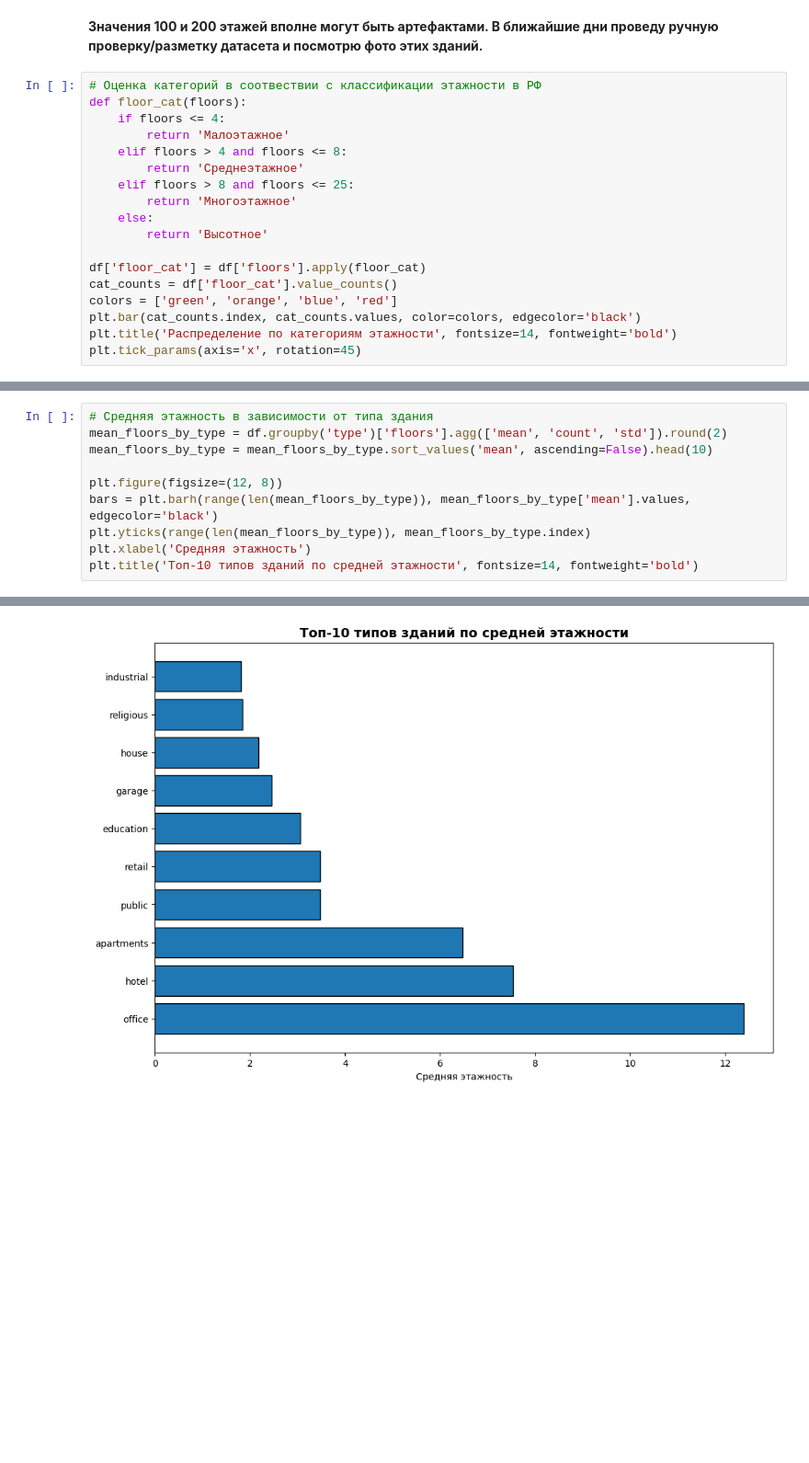
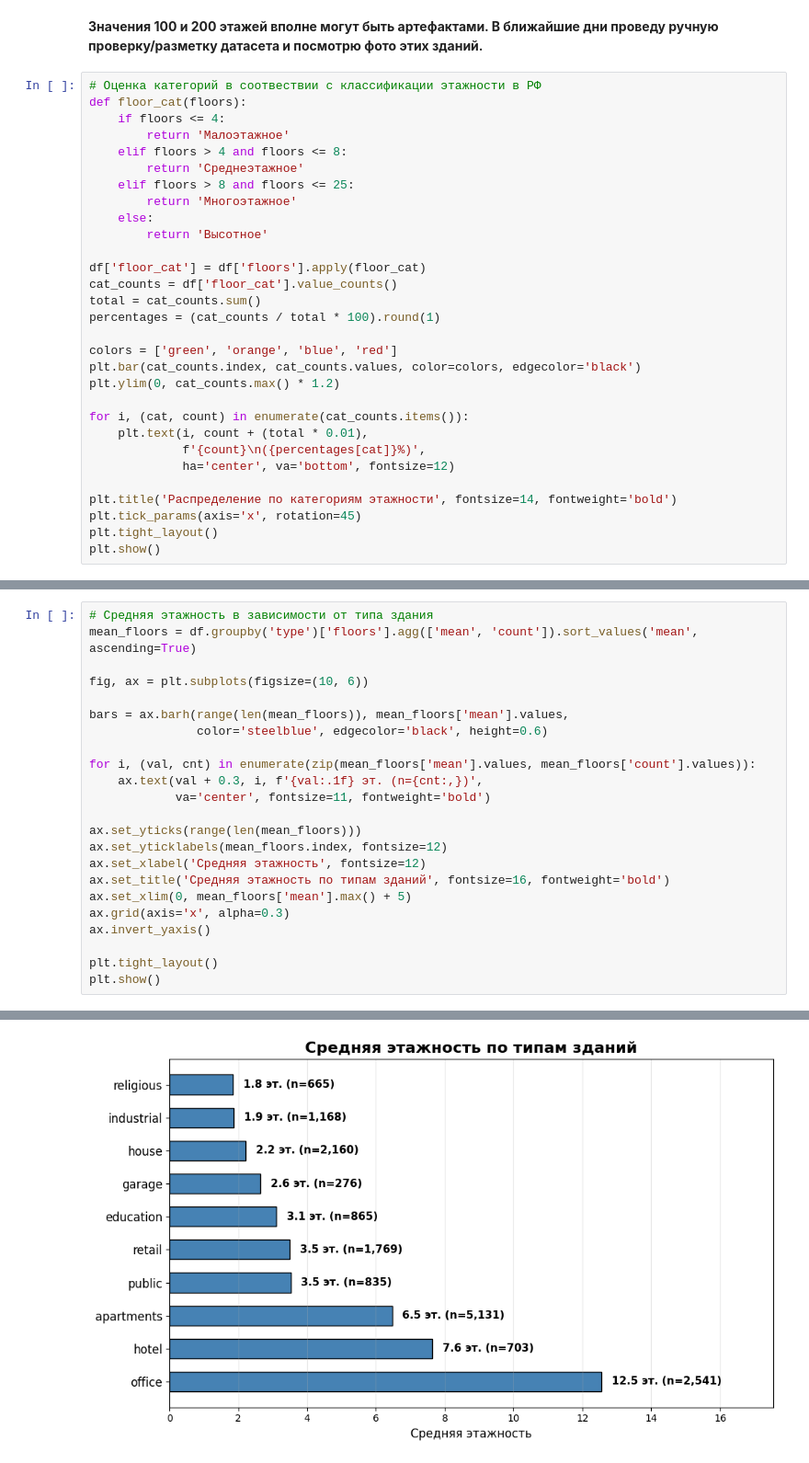
Before and after one commit to asemenyk24/diploma_project_2026, a Jupyter notebook: eda.ipynb, the cells around one changed output, grey strips where cells are left out. Shown at 92% size. Cells and saved outputs as stored; diff of their text form; blank space fills up the shorter version.

```diff
--- a/eda.ipynb
+++ b/eda.ipynb
@@ -240,8 +238,20 @@ def floor_cat(floors):
 
 df['floor_cat'] = df['floors'].apply(floor_cat)
 cat_counts = df['floor_cat'].value_counts()
+total = cat_counts.sum()
+percentages = (cat_counts / total * 100).round(1)
+
 colors = ['green', 'orange', 'blue', 'red']
 plt.bar(cat_counts.index, cat_counts.values, color=colors, edgecolor='black')
+plt.ylim(0, cat_counts.max() * 1.2)
+
+for i, (cat, count) in enumerate(cat_counts.items()):
+    plt.text(i, count + (total * 0.01),
+             f'{count}\n({percentages[cat]}%)',
+             ha='center', va='bottom', fontsize=12)
+
 plt.title('Распределение по категориям этажности', fontsize=14, fontweight='bold')
 plt.tick_params(axis='x', rotation=45)
+plt.tight_layout()
+plt.show()
 # %% [output]
@@ -270,11 +280,24 @@ plt.show()
 # %%
 # Средняя этажность в зависимости от типа здания
-mean_floors_by_type = df.groupby('type')['floors'].agg(['mean', 'count', 'std']).round(2)
-mean_floors_by_type = mean_floors_by_type.sort_values('mean', ascending=False).head(10)
+mean_floors = df.groupby('type')['floors'].agg(['mean', 'count']).sort_values('mean', ascending=True)
 
-plt.figure(figsize=(12, 8))
-bars = plt.barh(range(len(mean_floors_by_type)), mean_floors_by_type['mean'].values, edgecolor='black')
-plt.yticks(range(len(mean_floors_by_type)), mean_floors_by_type.index)
-plt.xlabel('Средняя этажность')
-plt.title('Топ-10 типов зданий по средней этажности', fontsize=14, fontweight='bold')
+fig, ax = plt.subplots(figsize=(10, 6))
+
+bars = ax.barh(range(len(mean_floors)), mean_floors['mean'].values,
+               color='steelblue', edgecolor='black', height=0.6)
+
+for i, (val, cnt) in enumerate(zip(mean_floors['mean'].values, mean_floors['count'].values)):
+    ax.text(val + 0.3, i, f'{val:.1f} эт. (n={cnt:,})',
+            va='center', fontsize=11, fontweight='bold')
+
+ax.set_yticks(range(len(mean_floors)))
+ax.set_yticklabels(mean_floors.index, fontsize=12)
+ax.set_xlabel('Средняя этажность', fontsize=12)
+ax.set_title('Средняя этажность по типам зданий', fontsize=16, fontweight='bold')
+ax.set_xlim(0, mean_floors['mean'].max() + 5)
+ax.grid(axis='x', alpha=0.3)
+ax.invert_yaxis()
+
+plt.tight_layout()
+plt.show()
 # %% [output]
@@ -282,4 +304,4 @@ Text(0.5, 1.0, 'Топ-10 типов зданий по средней этажн
-[figure, old version]
+[figure, new version]
 # %%
 # Средний год постройки по материалу здания
 print("Материалы отделки по году постройки")
```
Also changed, not shown: parts of 16 cells of this notebook, 4 other files.
